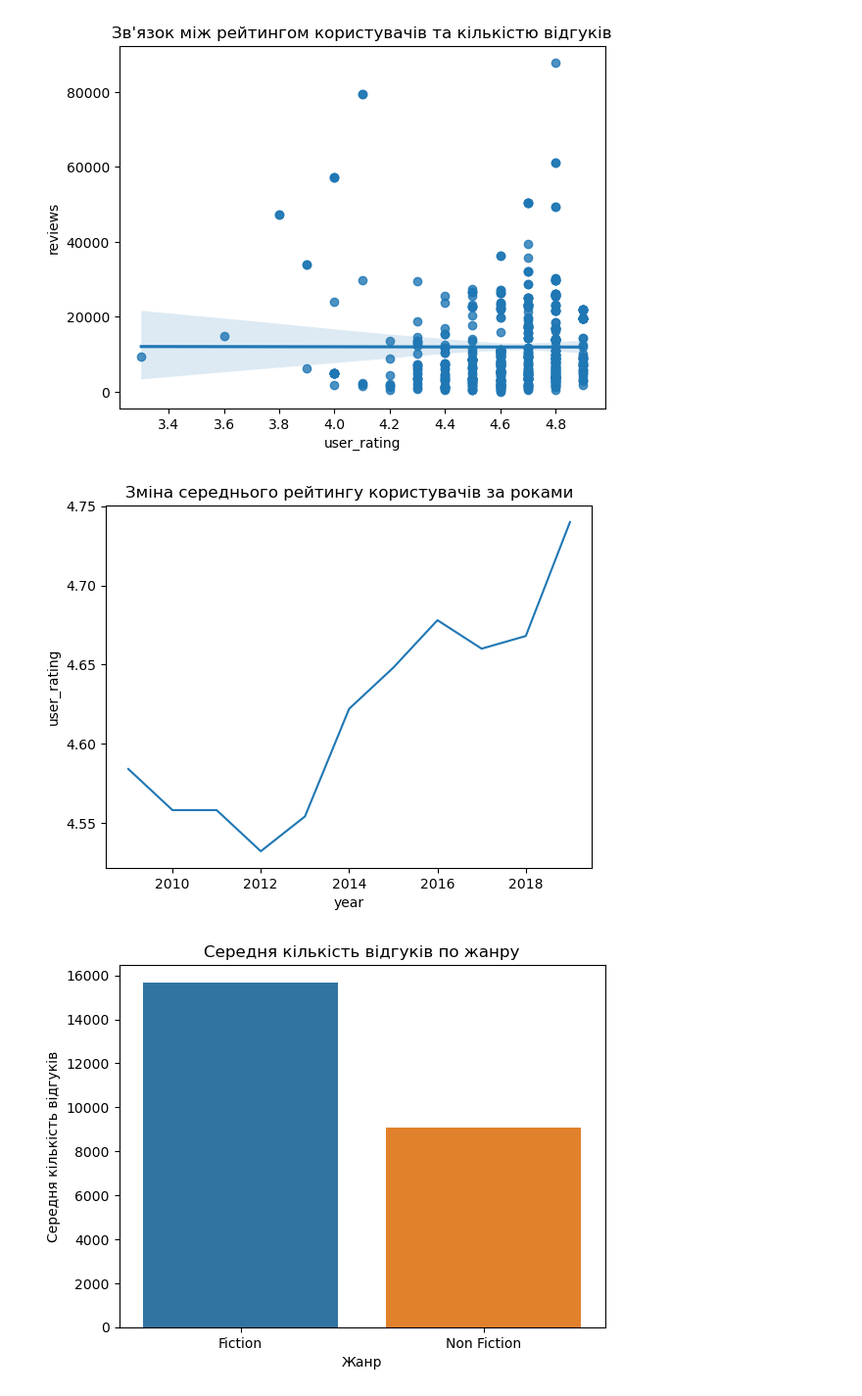
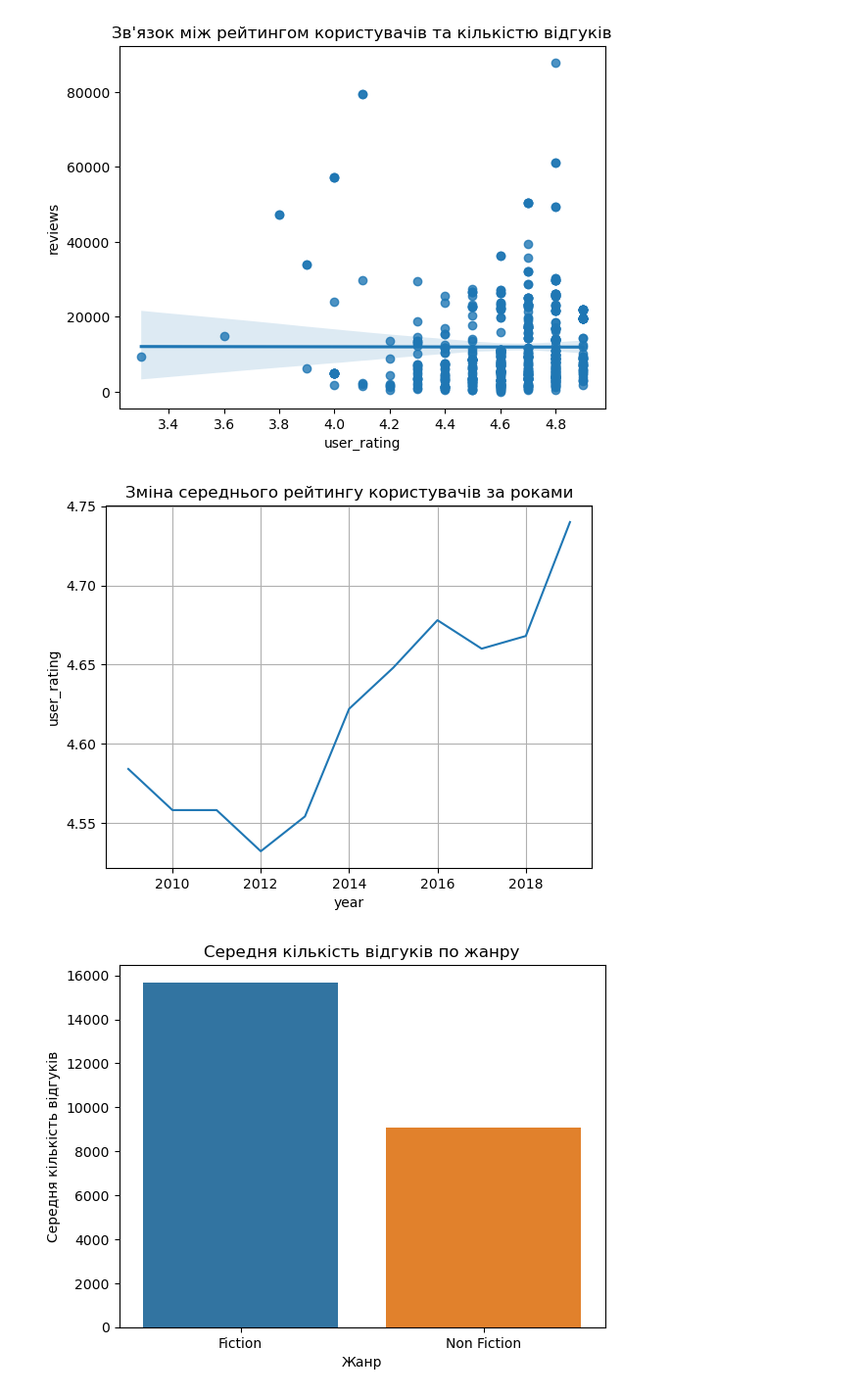
Before and after one commit to Korniev/Data-Sciense, a Jupyter notebook: hw_02/Hw_2.3.ipynb, the cells around one changed output. Shown at 98% size. Saved outputs shown, nothing was run; the diff lists cells and outputs as text; code cells hidden in the pictures.

Commit message:
added graphics for 2.3

```diff
--- a/hw_02/Hw_2.3.ipynb
+++ b/hw_02/Hw_2.3.ipynb
@@ -371,12 +371,13 @@ plt.show()
 # %%
 # Лінійний графік зміни середнього рейтингу користувачів за роками
 
 avg_rating_per_year = data.groupby('year')['user_rating'].mean().reset_index()
 sns.lineplot(x='year', y='user_rating', data=avg_rating_per_year)
 plt.title('Зміна середнього рейтингу користувачів за роками')
+plt.grid(True)
 plt.show()
 # %% [output]
-[figure, old version]
+[figure, new version]
 # %%
 #
 
```
